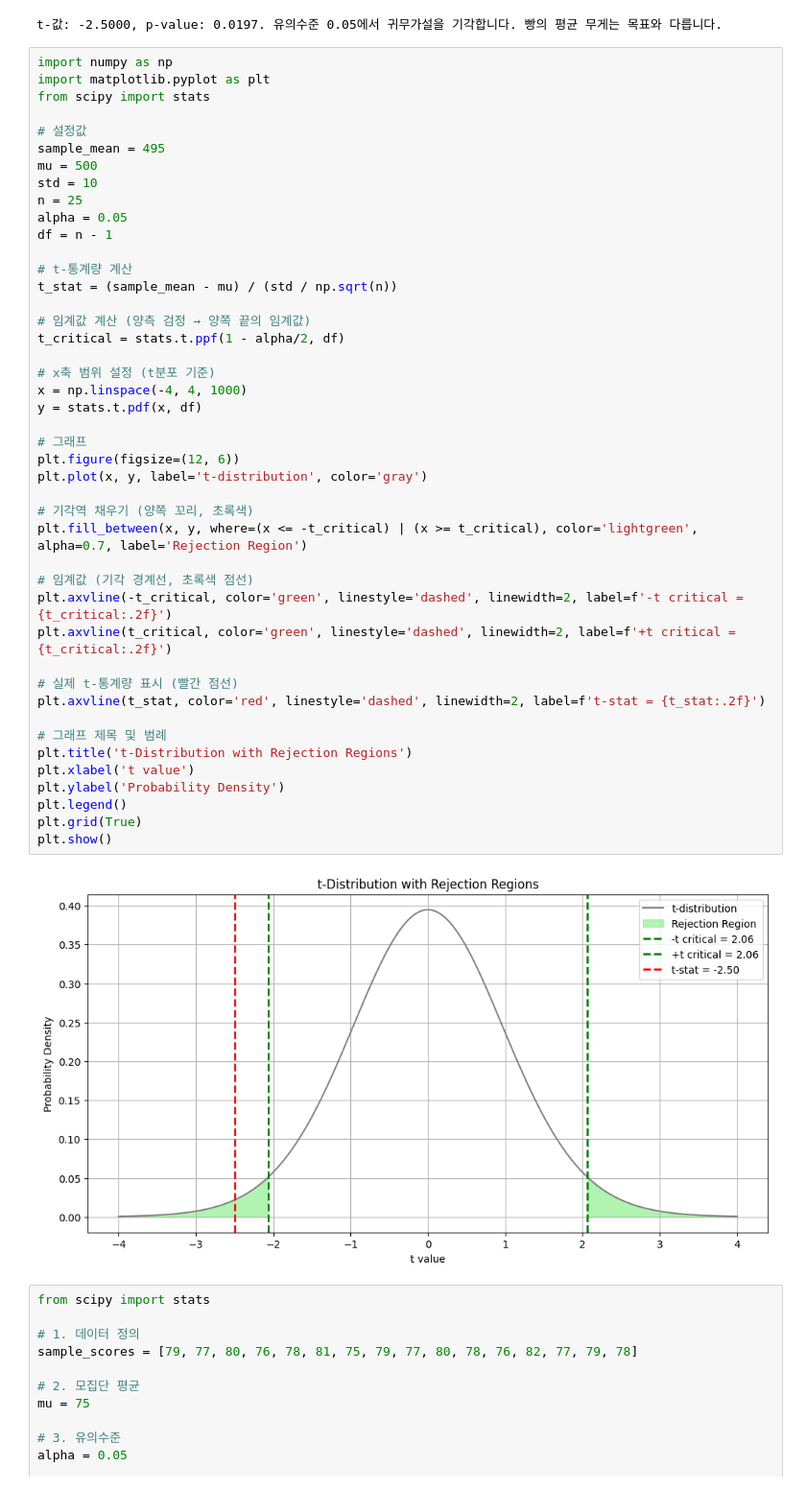
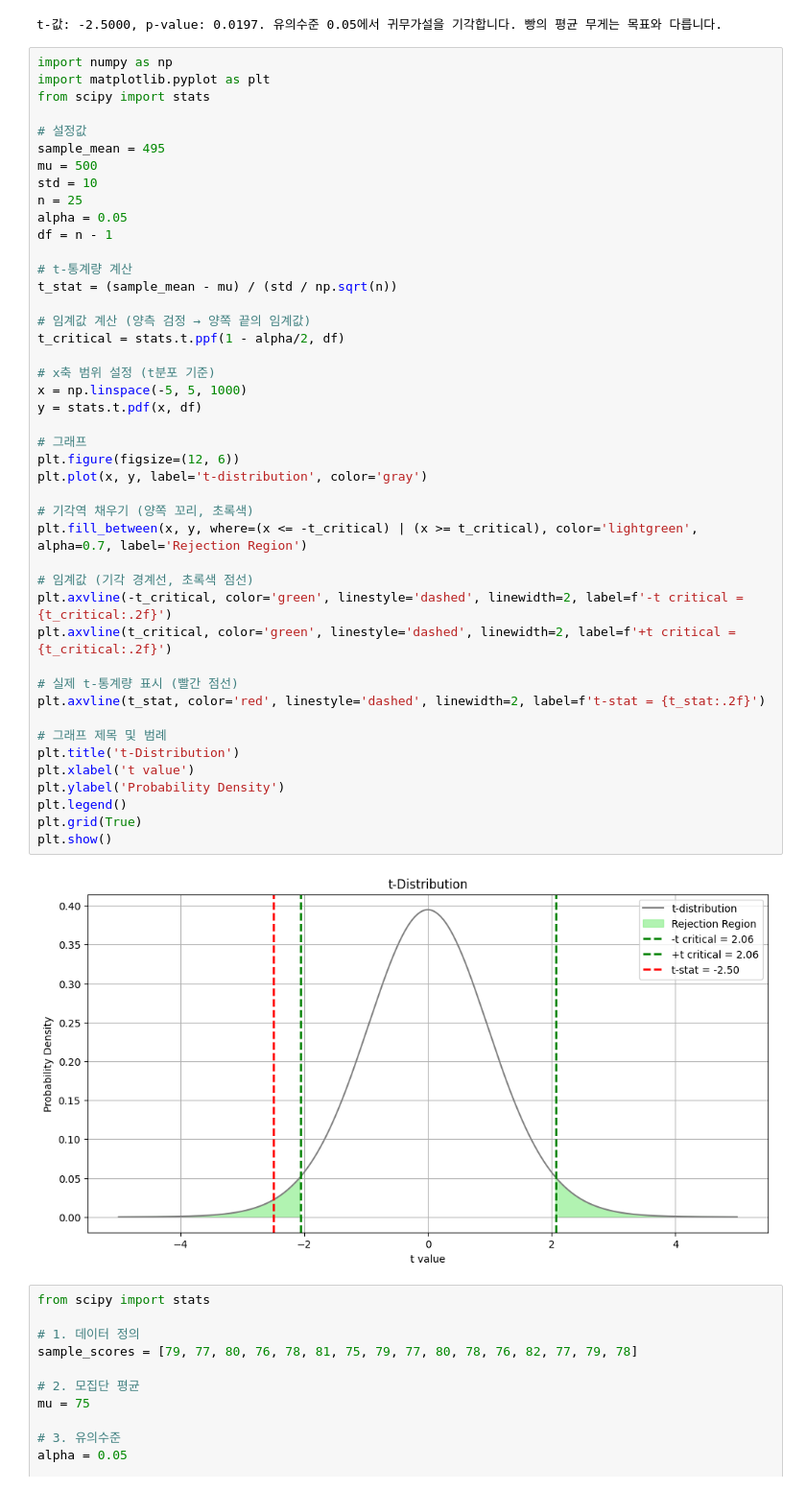
Before and after one commit to Highflying07/Data-Science, a Jupyter notebook: 통계2.ipynb, the cells around one changed output. Shown at 96% size. Cells and saved outputs as stored; diff of their text form.

```diff
--- a/통계2.ipynb
+++ b/통계2.ipynb
@@ -43,36 +43,36 @@ df = n - 1
 # t-통계량 계산
 t_stat = (sample_mean - mu) / (std / np.sqrt(n))
 
 # 임계값 계산 (양측 검정 → 양쪽 끝의 임계값)
 t_critical = stats.t.ppf(1 - alpha/2, df)
 
 # x축 범위 설정 (t분포 기준)
-x = np.linspace(-4, 4, 1000)
+x = np.linspace(-5, 5, 1000)
 y = stats.t.pdf(x, df)
 
 # 그래프
 plt.figure(figsize=(12, 6))
 plt.plot(x, y, label='t-distribution', color='gray')
 
 # 기각역 채우기 (양쪽 꼬리, 초록색)
 plt.fill_between(x, y, where=(x <= -t_critical) | (x >= t_critical), color='lightgreen', alpha=0.7, label='Rejection Region')
 
 # 임계값 (기각 경계선, 초록색 점선)
 plt.axvline(-t_critical, color='green', linestyle='dashed', linewidth=2, label=f'-t critical = {t_critical:.2f}')
 plt.axvline(t_critical, color='green', linestyle='dashed', linewidth=2, label=f'+t critical = {t_critical:.2f}')
 
 # 실제 t-통계량 표시 (빨간 점선)
 plt.axvline(t_stat, color='red', linestyle='dashed', linewidth=2, label=f't-stat = {t_stat:.2f}')
 
 # 그래프 제목 및 범례
-plt.title('t-Distribution with Rejection Regions')
+plt.title('t-Distribution')
 plt.xlabel('t value')
 plt.ylabel('Probability Density')
 plt.legend()
 plt.grid(True)
 plt.show()
 # %% [output]
-[figure, old version]
+[figure, new version]
 # %%
 from scipy import stats
 
```
Also changed, not shown: parts of 1 cell of this notebook.
